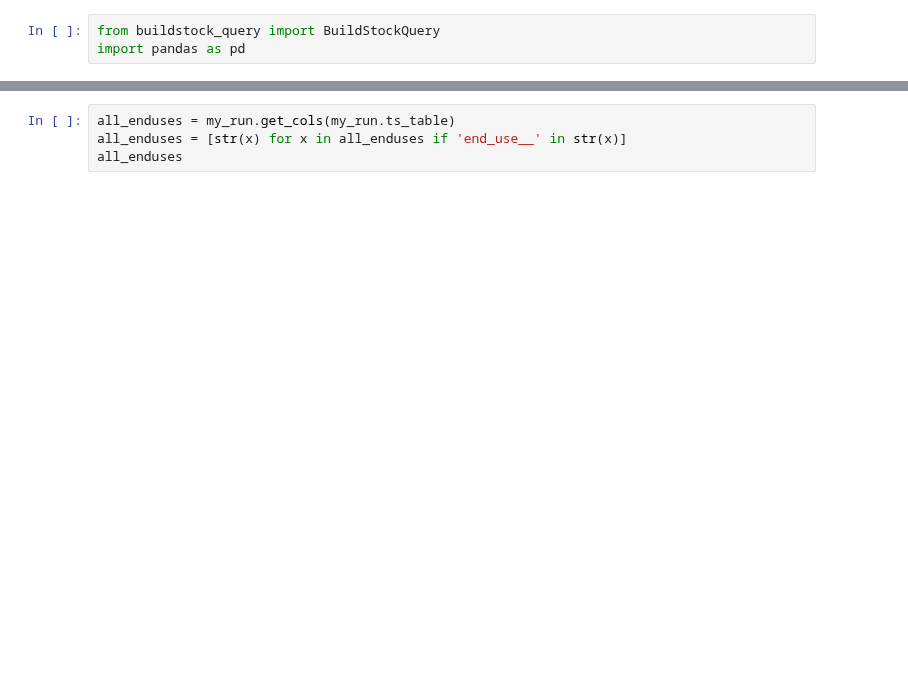
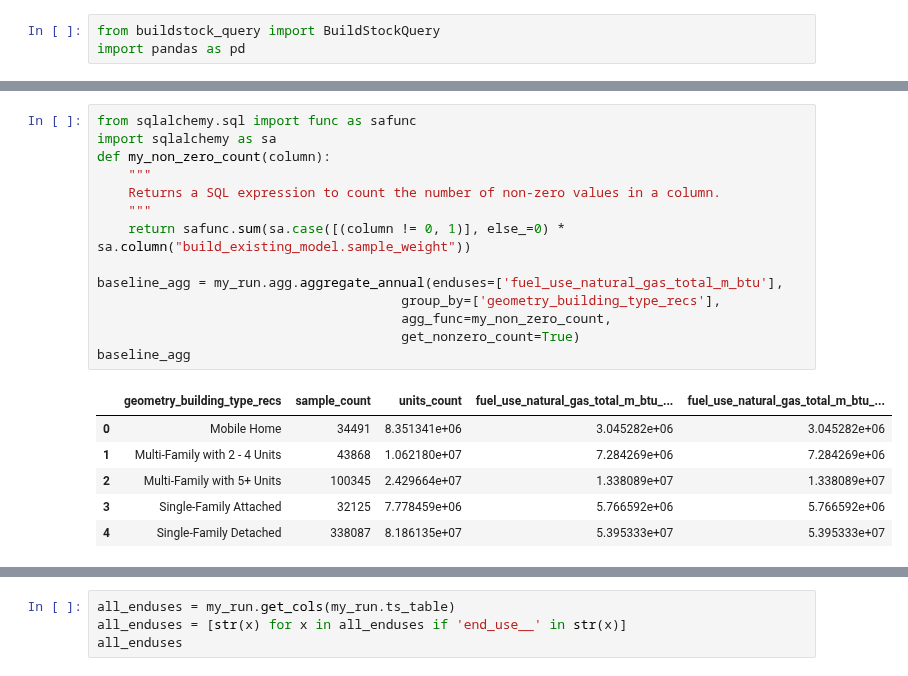
Before and after one commit to NREL/buildstock-query, a Jupyter notebook: example_usage/aggregates_and_savings.ipynb, the cells around one changed output, grey strips where cells are left out. Saved outputs shown, nothing was run; the diff lists cells and outputs as text; blank space fills up the shorter version.

```diff
--- a/example_usage/aggregates_and_savings.ipynb
+++ b/example_usage/aggregates_and_savings.ipynb
@@ -43,0 +59,21 @@ baseline_agg
+# %%
+from sqlalchemy.sql import func as safunc
+import sqlalchemy as sa
+def my_non_zero_count(column):
+    """
+    Returns a SQL expression to count the number of non-zero values in a column.
+    """
+    return safunc.sum(sa.case([(column != 0, 1)], else_=0) * sa.column("build_existing_model.sample_weight"))
+
+baseline_agg = my_run.agg.aggregate_annual(enduses=['fuel_use_natural_gas_total_m_btu'],
+                                       group_by=['geometry_building_type_recs'],
+                                       agg_func=my_non_zero_count,
+                                       get_nonzero_count=True)
+baseline_agg
+# %% [output]
+|  | geometry_building_type_recs | sample_count | units_count | fuel_use_natural_gas_total_m_btu_... | fuel_use_natural_gas_total_m_btu_... |
+| 0 | Mobile Home | 34491 | 8.351341e+06 | 3.045282e+06 | 3.045282e+06 |
+| 1 | Multi-Family with 2 - 4 Units | 43868 | 1.062180e+07 | 7.284269e+06 | 7.284269e+06 |
+| 2 | Multi-Family with 5+ Units | 100345 | 2.429664e+07 | 1.338089e+07 | 1.338089e+07 |
+| 3 | Single-Family Attached | 32125 | 7.778459e+06 | 5.766592e+06 | 5.766592e+06 |
+| 4 | Single-Family Detached | 338087 | 8.186135e+07 | 5.395333e+07 | 5.395333e+07 |
```
Also changed, not shown: parts of 8 cells of this notebook, 6 other files.
